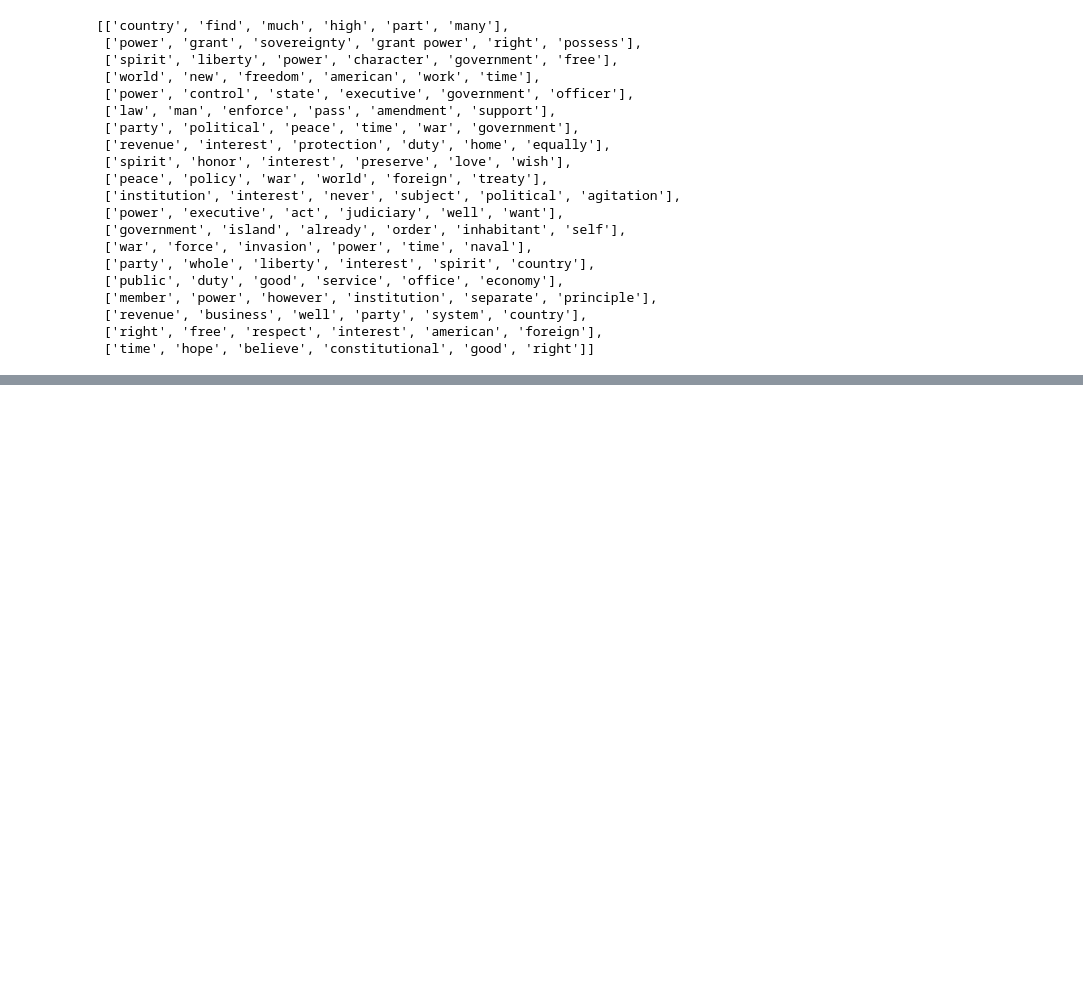
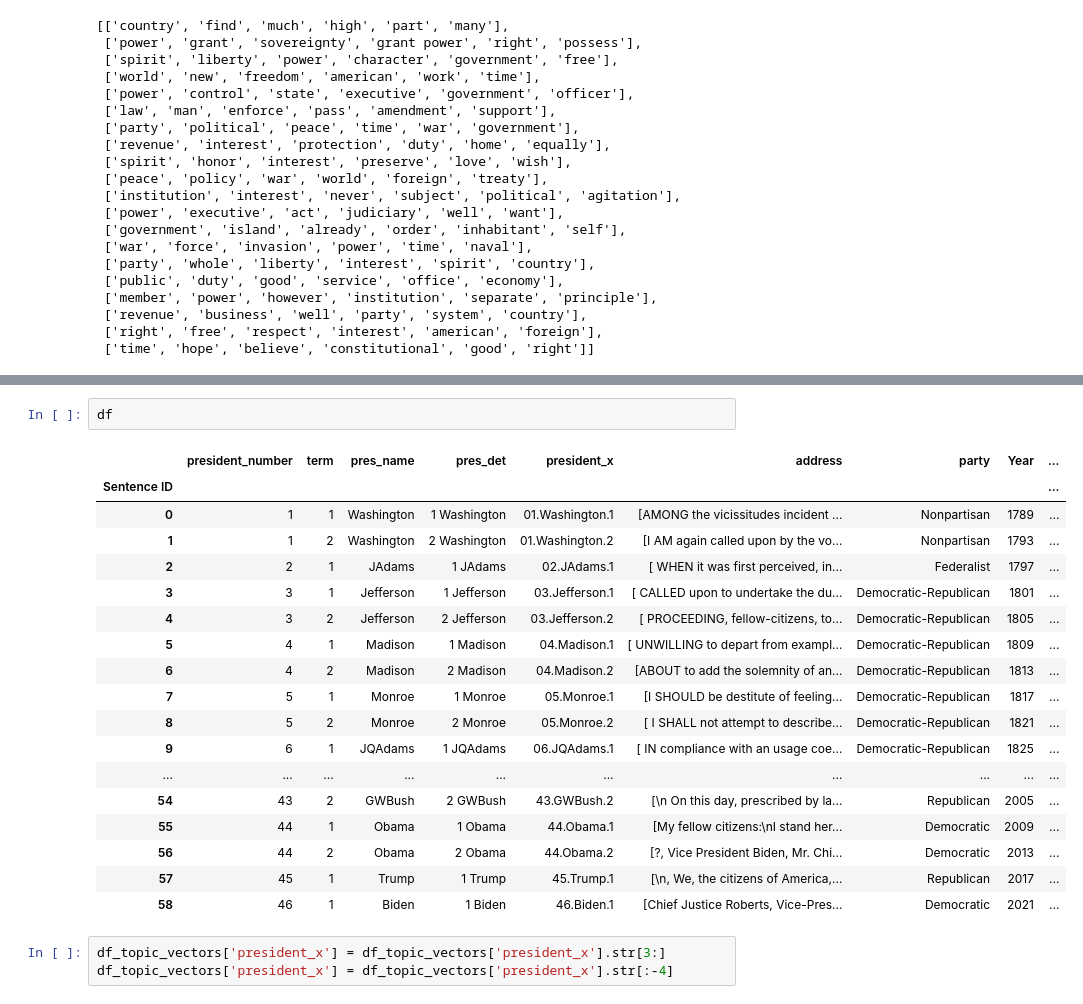
Before and after one commit to andrewdouglassmith1/NLP_Inaugural_Addresses, a Jupyter notebook: Code/04_NLP_Analysis_Sentence&Par_Tokenized.ipynb, the cells around one changed output, grey strips where cells are left out. Cells and saved outputs as stored; diff of their text form; blank space fills up the shorter version.

```diff
--- a/Code/04_NLP_Analysis_Sentence&Par_Tokenized.ipynb
+++ b/Code/04_NLP_Analysis_Sentence&Par_Tokenized.ipynb
@@ -507,0 +438,24 @@ topic_word_par2 = pickle.load(open(path,'rb'))
+# %%
+df
+# %% [output]
+|  | president_number | term | pres_name | pres_det | president_x | address | party | Year | ... |
+| Sentence ID |  |  |  |  |  |  |  |  | ... |
+| 0 | 1 | 1 | Washington | 1 Washington | 01.Washington.1 | [AMONG the vicissitudes incident ... | Nonpartisan | 1789 | ... |
+| 1 | 1 | 2 | Washington | 2 Washington | 01.Washington.2 | [I AM again called upon by the vo... | Nonpartisan | 1793 | ... |
+| 2 | 2 | 1 | JAdams | 1 JAdams | 02.JAdams.1 | [ WHEN it was first perceived, in... | Federalist | 1797 | ... |
+| 3 | 3 | 1 | Jefferson | 1 Jefferson | 03.Jefferson.1 | [ CALLED upon to undertake the du... | Democratic-Republican | 1801 | ... |
+| 4 | 3 | 2 | Jefferson | 2 Jefferson | 03.Jefferson.2 | [ PROCEEDING, fellow-citizens, to... | Democratic-Republican | 1805 | ... |
+| 5 | 4 | 1 | Madison | 1 Madison | 04.Madison.1 | [ UNWILLING to depart from exampl... | Democratic-Republican | 1809 | ... |
+| 6 | 4 | 2 | Madison | 2 Madison | 04.Madison.2 | [ABOUT to add the solemnity of an... | Democratic-Republican | 1813 | ... |
+| 7 | 5 | 1 | Monroe | 1 Monroe | 05.Monroe.1 | [I SHOULD be destitute of feeling... | Democratic-Republican | 1817 | ... |
+| 8 | 5 | 2 | Monroe | 2 Monroe | 05.Monroe.2 | [ I SHALL not attempt to describe... | Democratic-Republican | 1821 | ... |
+| 9 | 6 | 1 | JQAdams | 1 JQAdams | 06.JQAdams.1 | [ IN compliance with an usage coe... | Democratic-Republican | 1825 | ... |
+| ... | ... | ... | ... | ... | ... | ... | ... | ... | ... |
+| 54 | 43 | 2 | GWBush | 2 GWBush | 43.GWBush.2 | [\n On this day, prescribed by la... | Republican | 2005 | ... |
+| 55 | 44 | 1 | Obama | 1 Obama | 44.Obama.1 | [My fellow citizens:\nI stand her... | Democratic | 2009 | ... |
+| 56 | 44 | 2 | Obama | 2 Obama | 44.Obama.2 | [?, Vice President Biden, Mr. Chi... | Democratic | 2013 | ... |
+| 57 | 45 | 1 | Trump | 1 Trump | 45.Trump.1 | [\n, We, the citizens of America,... | Republican | 2017 | ... |
+| 58 | 46 | 1 | Biden | 1 Biden | 46.Biden.1 | [Chief Justice Roberts, Vice-Pres... | Democratic | 2021 | ... |
+# %%
+df_topic_vectors['president_x'] = df_topic_vectors['president_x'].str[3:]
+df_topic_vectors['president_x'] = df_topic_vectors['president_x'].str[:-4]
```
Also changed, not shown: parts of 64 cells of this notebook, 18 other files.
